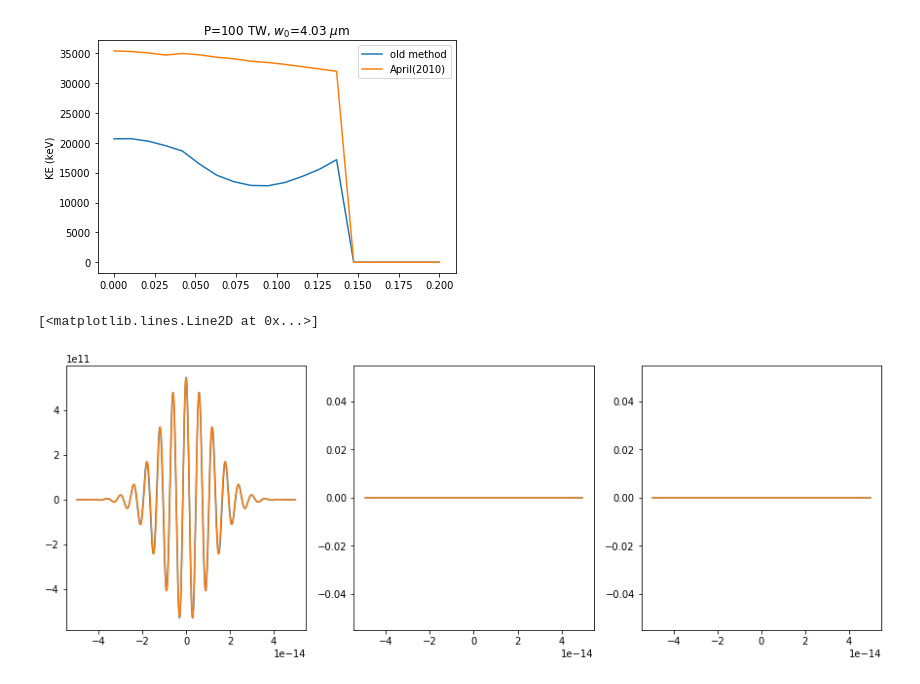
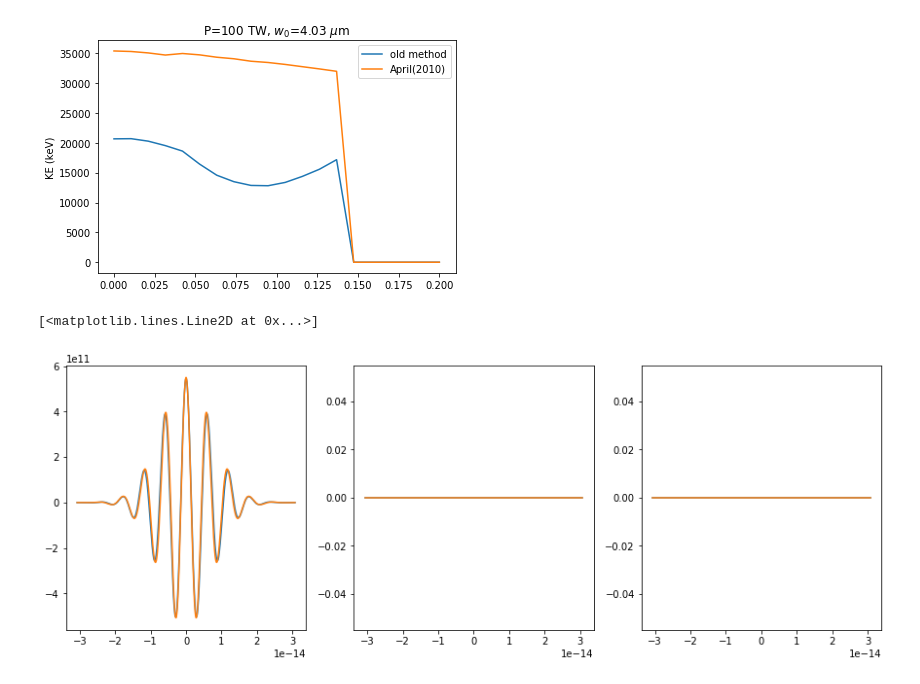
Before and after one commit to spencerjolly/RPLB-acc, a Jupyter notebook: April_2D_test.ipynb, the cells around one changed output. Drawn from its saved outputs; the diff is of its cells as text; code cells hidden in the pictures.

```diff
--- a/April_2D_test.ipynb
+++ b/April_2D_test.ipynb
@@ -100,13 +100,11 @@ plt.tight_layout()
 # %%
 # initialize constants (SI units)
 c = 2.99792458e8  # speed of light
-m_e = 9.10938356e-31
-q_e = 1.60217662e-19
 e_0 = 8.85418782e-12
 lambda_0 = 1800e-9  # central wavelength
 omega_0 = 2*np.pi*c/lambda_0
 
-s = 150
+s = 57.5
 tau_FWHM = np.sqrt(2)*s*np.sqrt(2**(2/(s+1))-1)/omega_0
 tau_0 = s*np.sqrt(np.exp(2/(s+1))-1)/omega_0
 
@@ -176,39 +174,39 @@ B_t = np.real(Amp*trans*B_t_time)
 # amplitude factor
 Amp = np.sqrt(8*P/(np.pi*e_0*c))*a*c/(2*omega_0)
 
-t_p = time + 2.0*z/c + 2*1j*a/c
-t_m = time - 0.0*z/c
 R_t = np.sqrt(r**2 + (z+1j*a)**2)
+t_p = time + R_t/c + 1j*a/c + z/c
+t_m = time - R_t/c + 1j*a/c + z/c
 f_zero_p = (1-1j*omega_0*t_p/s)**(-(s+1))
 f_zero_m = (1-1j*omega_0*t_m/s)**(-(s+1))
 f_one_p = (s+1)*(1j*omega_0/s)*(1-1j*omega_0*t_p/s)**(-(s+2))
 f_one_m = (s+1)*(1j*omega_0/s)*(1-1j*omega_0*t_m/s)**(-(s+2))
 f_two_p = (s+2)*(s+1)*(1j*omega_0/s)**2 * (1-1j*omega_0*t_p/s)**(-(s+3))
 f_two_m = (s+2)*(s+1)*(1j*omega_0/s)**2 * (1-1j*omega_0*t_m/s)**(-(s+3))
 Gm_zero = f_zero_m - f_zero_p
 Gm_one = f_one_m - f_one_p
 Gp_one = f_one_m + f_one_p
 Gm_two = f_two_m - f_two_p
 Gp_two = f_two_m + f_two_p
 Ct = (z+1j*a)/R_t
 St = r/R_t
 S2t = 2*St*Ct
 CEP_term = np.exp(1j*(Psi_0+np.pi/2))
 
 E_z_April = np.real(CEP_term * (Amp/R_t) * (((3*Ct**2 - 1)/R_t) * (Gm_zero/R_t + Gp_one/c) - (St**2*Gm_two/c**2)))
 E_r_April = np.real(CEP_term * (3*Amp*S2t/(2*R_t)) * ((Gm_zero/R_t**2) + (Gp_one/(c*R_t)) + (Gm_two/(3*c**2))))
 B_t_April = np.real(CEP_term * (Amp*St/(c*R_t)) * ((Gm_one/(c*R_t)) + (Gp_two/c**2)))
 
 fig = plt.figure(figsize=[15, 5])
 plt.subplot(1, 3, 1)
 plt.plot(time, E_z)
 plt.plot(time, E_z_April)
 plt.subplot(1, 3, 2)
 plt.plot(time, E_r)
 plt.plot(time, E_r_April)
 plt.subplot(1, 3, 3)
 plt.plot(time, B_t)
 plt.plot(time, B_t_April)
 # %% [output]
 [<matplotlib.lines.Line2D at 0x...>]
-[figure, old version]
+[figure, new version]
```
Also changed, not shown: parts of 2 cells of this notebook, 1 other file.
